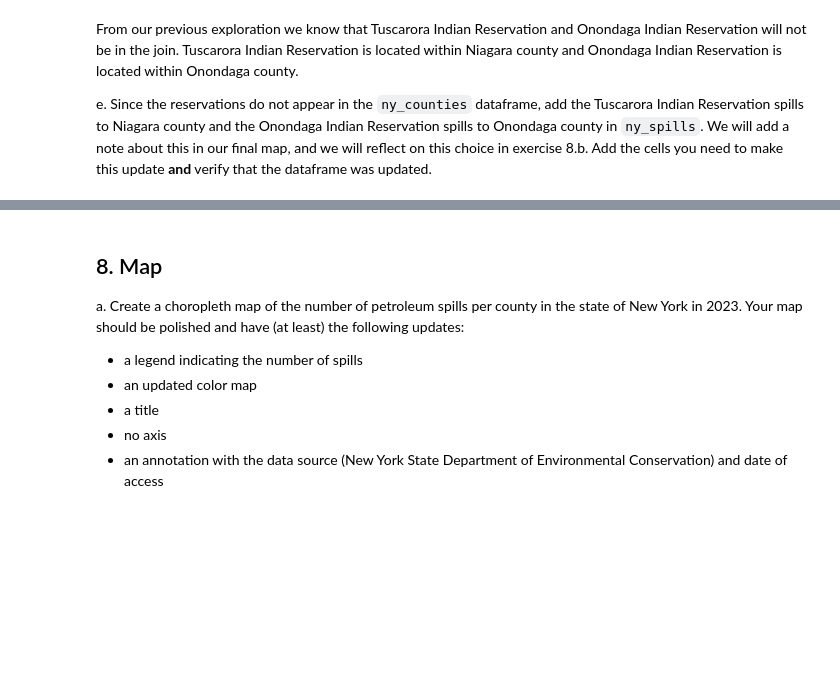
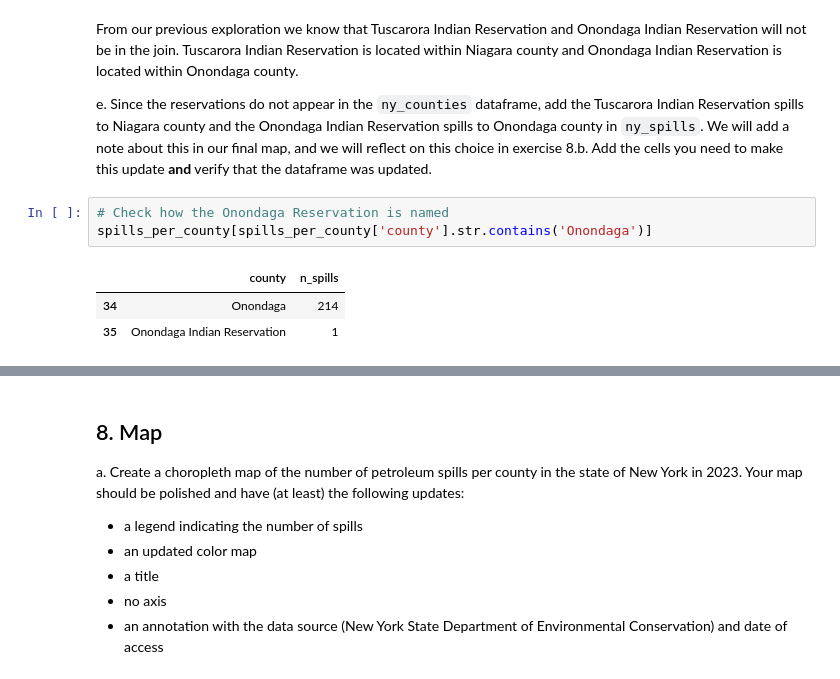
Before and after one commit to edengonzalezz/eds220-hwk3, a Jupyter notebook: hwk3-task2-spills.ipynb, the cells around one changed output, grey strips where cells are left out. Saved outputs shown, nothing was run; the diff lists cells and outputs as text; blank space fills up the shorter version.

```diff
--- a/hwk3-task2-spills.ipynb
+++ b/hwk3-task2-spills.ipynb
@@ -630,3 +693,10 @@ _Type your answer here, replacing this text._
 From our previous exploration we know that Tuscarora Indian Reservation and Onondaga Indian Reservation will not be in the join. Tuscarora Indian Reservation is located within Niagara county and Onondaga Indian Reservation is located within Onondaga county.
 
 e. Since the reservations do not appear in the `ny_counties` dataframe, add the Tuscarora Indian Reservation spills to Niagara county and the Onondaga Indian Reservation spills to Onondaga county in `ny_spills`. We will add a note about this in our final map, and we will reflect on this choice in exercise 8.b. Add the cells you need to make this update **and** verify that the dataframe was updated.
+# %%
+# Check how the Onondaga Reservation is named
+spills_per_county[spills_per_county['county'].str.contains('Onondaga')]
+# %% [output]
+|  | county | n_spills |
+| 34 | Onondaga | 214 |
+| 35 | Onondaga Indian Reservation | 1 |
```
Also changed, not shown: parts of 19 cells of this notebook.
